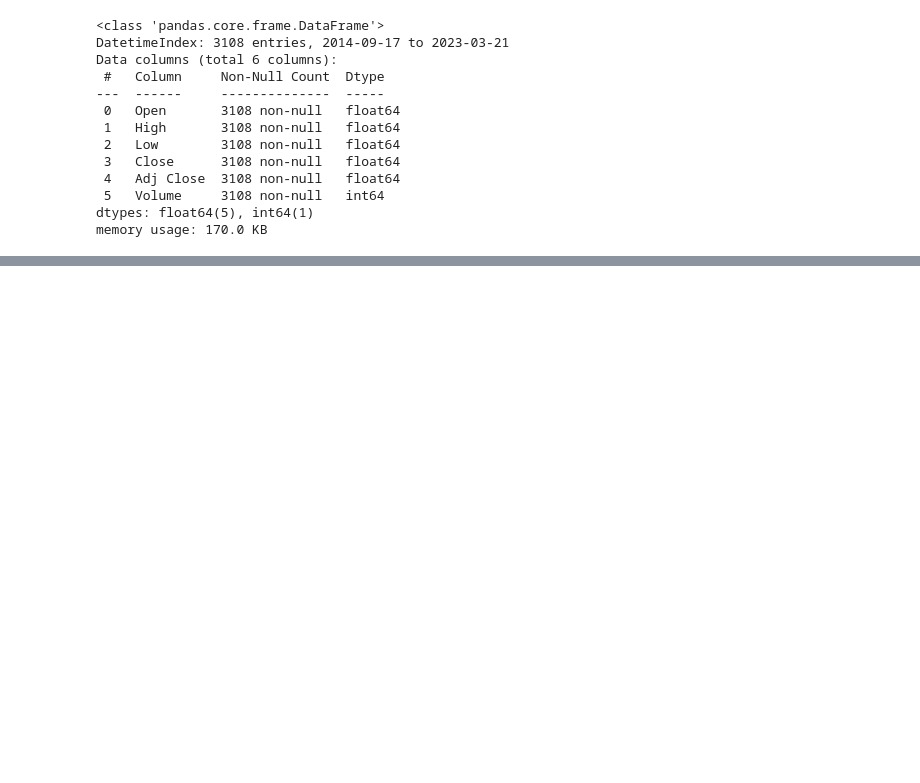
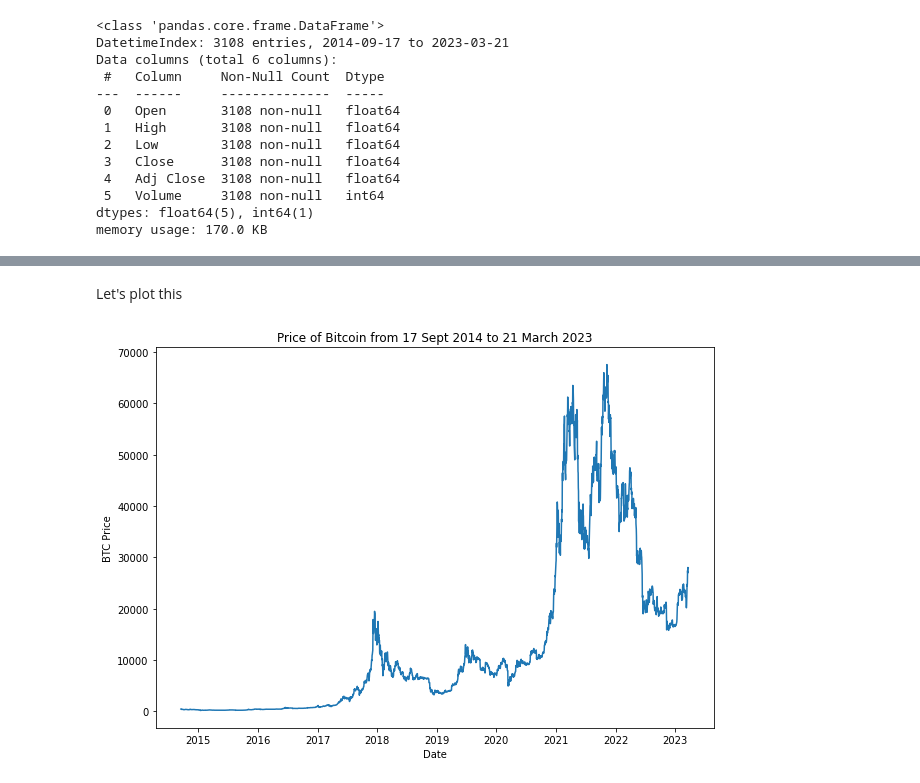
Before and after one commit to SaketMunda/time-series-with-tensorflow, a Jupyter notebook: time_series_with_tensorflow_bitpredict.ipynb, the cells around one changed output, grey strips where cells are left out. Drawn from its saved outputs; the diff is of its cells as text; code cells hidden in the pictures; blank space fills up the shorter version.

```diff
--- a/time_series_with_tensorflow_bitpredict.ipynb
+++ b/time_series_with_tensorflow_bitpredict.ipynb
@@ -88,0 +128,16 @@ memory usage: 170.0 KB
+# %%
+import csv
+from datetime import datetime
+
+timesteps = []
+btc_price = []
+
+with open("/content/BTC-USD.csv", "r") as f:
+  csv_reader = csv.reader(f, delimiter=",")
+  next(csv_reader) # skip first line (this gets rid of the column titles)
+  for line in csv_reader:
+    timesteps.append(datetime.strptime(line[0], "%Y-%m-%d")) # get the dates as dates
+    btc_price.append(float(line[5])) # get the adjusted closing price
+
+# view first 10 of each
+timesteps[:10], btc_price[:10]
@@ -88,0 +165,12 @@ memory usage: 170.0 KB
+# %% [markdown]
+Let's plot this
+# %%
+import matplotlib.pyplot as plt
+import numpy as np
+plt.figure(figsize=(10,7))
+plt.plot(timesteps, btc_price)
+plt.ylabel("BTC Price")
+plt.xlabel("Date")
+plt.title("Price of Bitcoin from 17 Sept 2014 to 21 March 2023");
+# %% [output]
+[figure, added]
```
Also changed, not shown: parts of 7 cells of this notebook.
